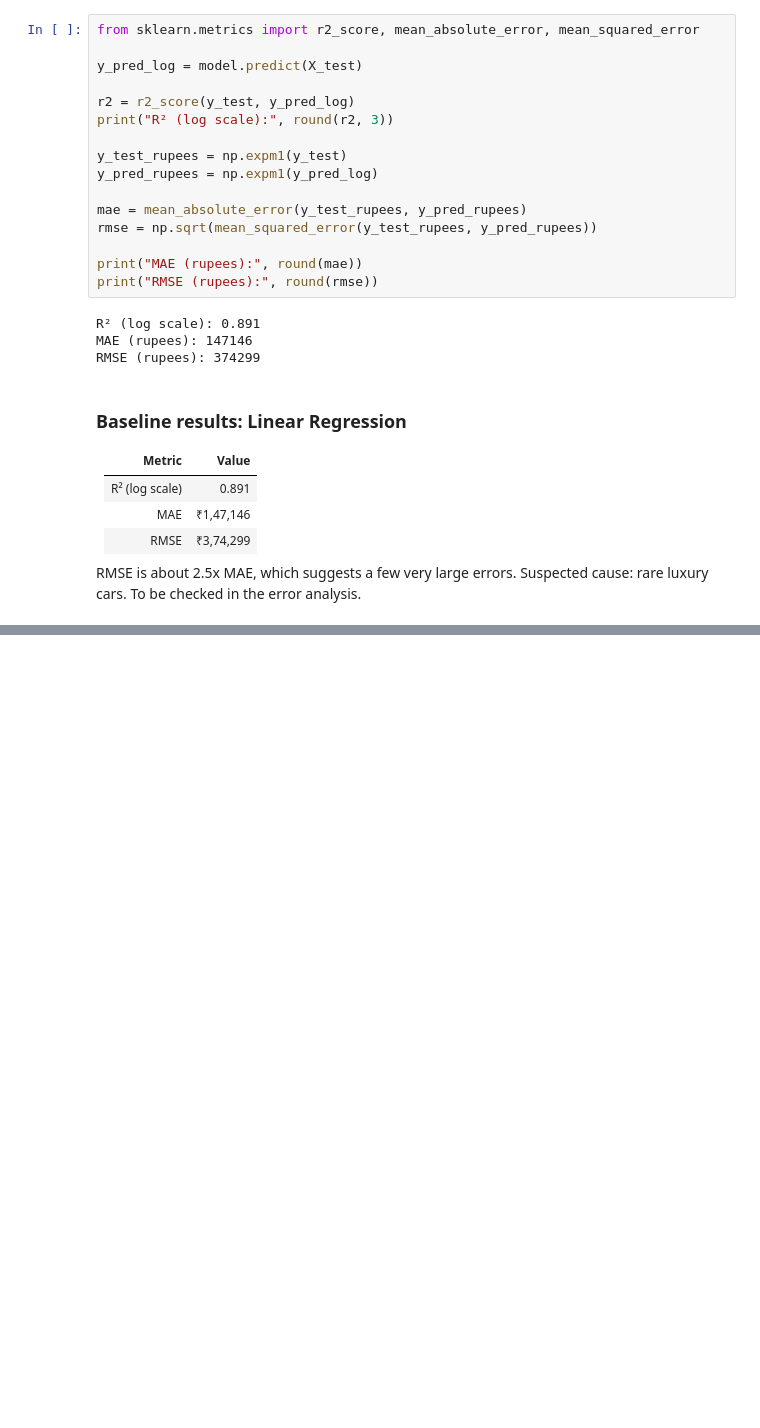
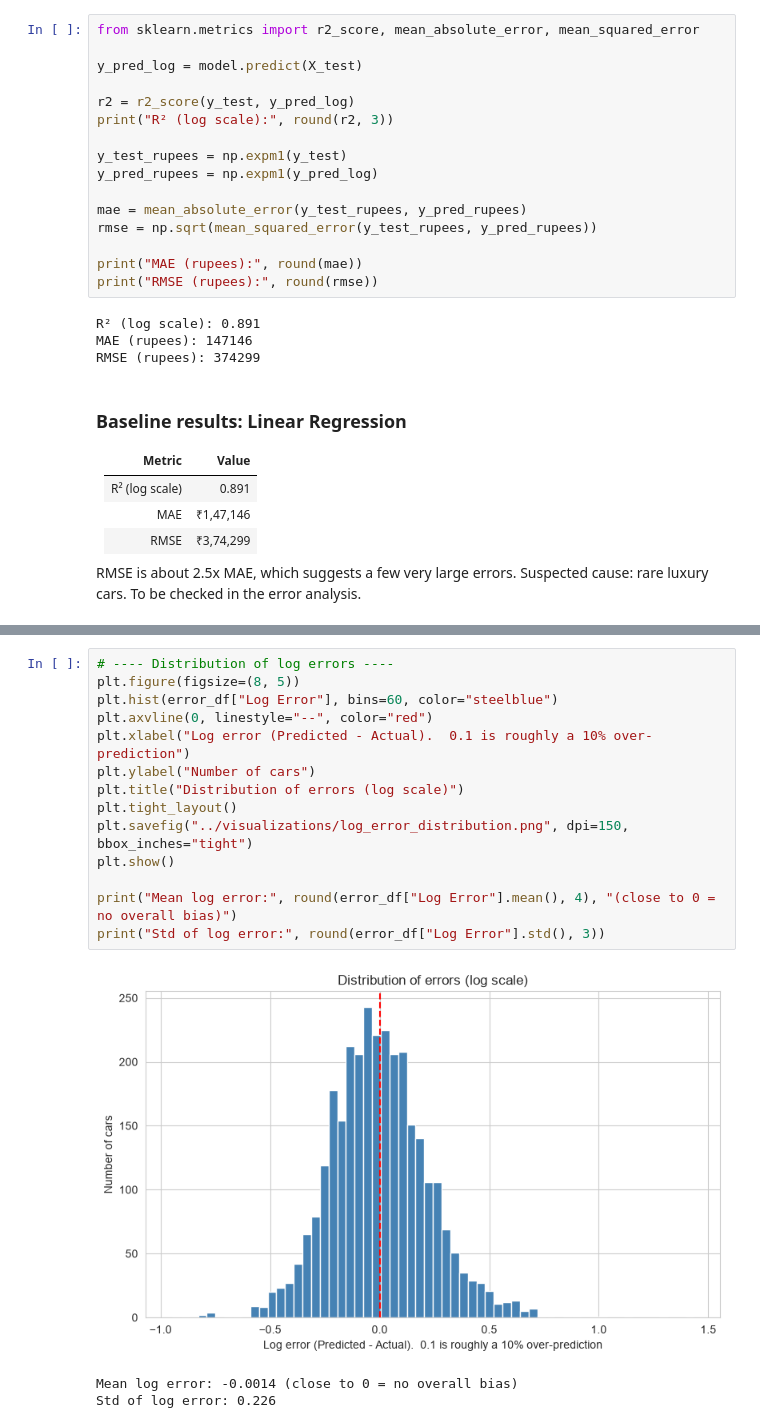
Before and after one commit to Fardeeenn/car-price-prediction-ml, a Jupyter notebook: notebooks/01_cardekho_price_analysis.ipynb, the cells around one changed output, grey strips where cells are left out. Drawn from its saved outputs; the diff is of its cells as text; blank space fills up the shorter version.

```diff
--- a/notebooks/01_cardekho_price_analysis.ipynb
+++ b/notebooks/01_cardekho_price_analysis.ipynb
@@ -533,0 +757,18 @@ RMSE is about 2.5x MAE, which suggests a few very large errors. Suspected cause:
+# %%
+# ---- Distribution of log errors ----
+plt.figure(figsize=(8, 5))
+plt.hist(error_df["Log Error"], bins=60, color="steelblue")
+plt.axvline(0, linestyle="--", color="red")
+plt.xlabel("Log error (Predicted - Actual).  0.1 is roughly a 10% over-prediction")
+plt.ylabel("Number of cars")
+plt.title("Distribution of errors (log scale)")
+plt.tight_layout()
+plt.savefig("../visualizations/log_error_distribution.png", dpi=150, bbox_inches="tight")
+plt.show()
+
+print("Mean log error:", round(error_df["Log Error"].mean(), 4), "(close to 0 = no overall bias)")
+print("Std of log error:", round(error_df["Log Error"].std(), 3))
+# %% [output]
+[figure, added]
+Mean log error: -0.0014 (close to 0 = no overall bias)
+Std of log error: 0.226
```
Also changed, not shown: parts of 12 cells of this notebook, 4 other files.
